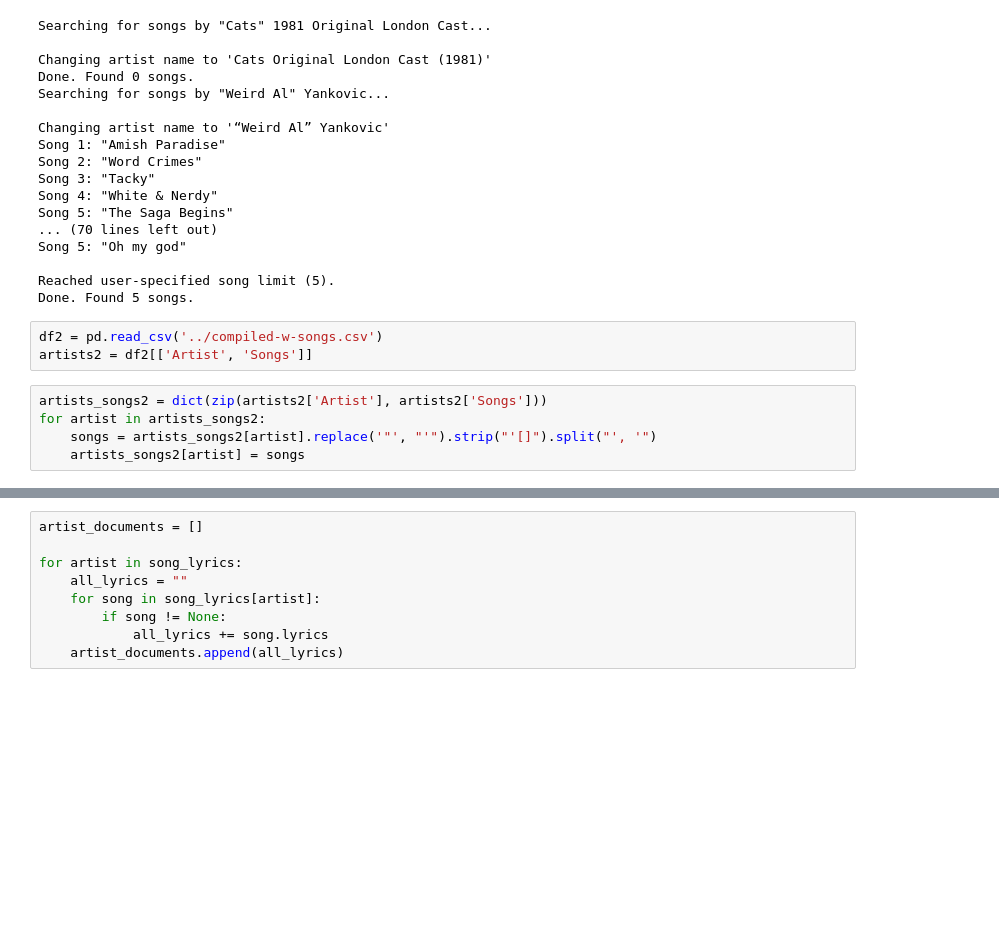
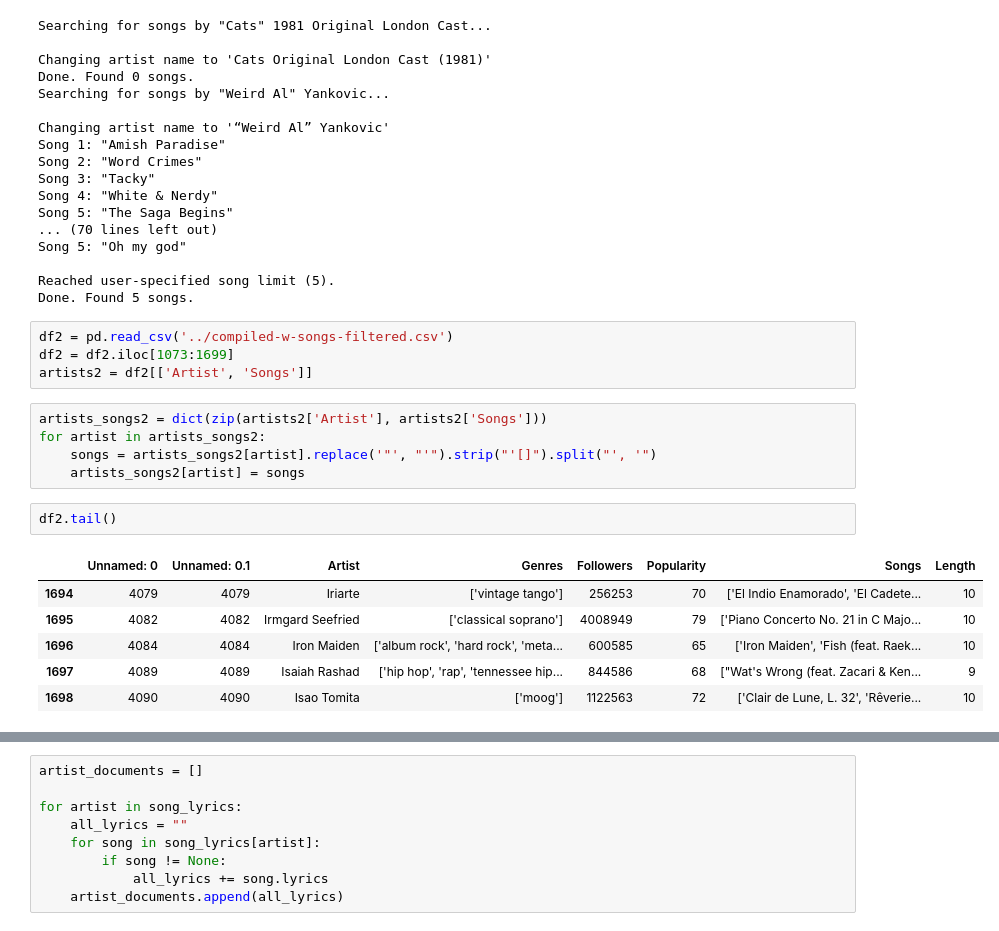
Before and after one commit to chynu/cs4300sp2021-ag2496-cc972-mb2359-jjz67-jxl8, a Jupyter notebook: lyrics_data/preprocessing-Copy1.ipynb, the cells around one changed output, grey strips where cells are left out. Saved outputs shown, nothing was run; the diff lists cells and outputs as text; blank space fills up the shorter version.

```diff
--- a/lyrics_data/preprocessing-Copy1.ipynb
+++ b/lyrics_data/preprocessing-Copy1.ipynb
@@ -123,13 +123,23 @@ Song 5: "Oh my god"
 Reached user-specified song limit (5).
 Done. Found 5 songs.
 # %%
-df2 = pd.read_csv('../compiled-w-songs.csv')
+df2 = pd.read_csv('../compiled-w-songs-filtered.csv')
+df2 = df2.iloc[1073:1699]
 artists2 = df2[['Artist', 'Songs']]
 # %%
 artists_songs2 = dict(zip(artists2['Artist'], artists2['Songs']))
 for artist in artists_songs2:
     songs = artists_songs2[artist].replace('"', "'").strip("'[]").split("', '")
     artists_songs2[artist] = songs
+# %%
+df2.tail()
+# %% [output]
+|  | Unnamed: 0 | Unnamed: 0.1 | Artist | Genres | Followers | Popularity | Songs | Length |
+| 1694 | 4079 | 4079 | Iriarte | ['vintage tango'] | 256253 | 70 | ['El Indio Enamorado', 'El Cadete... | 10 |
+| 1695 | 4082 | 4082 | Irmgard Seefried | ['classical soprano'] | 4008949 | 79 | ['Piano Concerto No. 21 in C Majo... | 10 |
+| 1696 | 4084 | 4084 | Iron Maiden | ['album rock', 'hard rock', 'meta... | 600585 | 65 | ['Iron Maiden', 'Fish (feat. Raek... | 10 |
+| 1697 | 4089 | 4089 | Isaiah Rashad | ['hip hop', 'rap', 'tennessee hip... | 844586 | 68 | ["Wat's Wrong (feat. Zacari & Ken... | 9 |
+| 1698 | 4090 | 4090 | Isao Tomita | ['moog'] | 1122563 | 72 | ['Clair de Lune, L. 32', 'Rêverie... | 10 |
 # %%
 song_lyrics = {}
 artists2 = list(artists_songs2)
```
Also changed, not shown: parts of 8 cells of this notebook, 3 other files.
